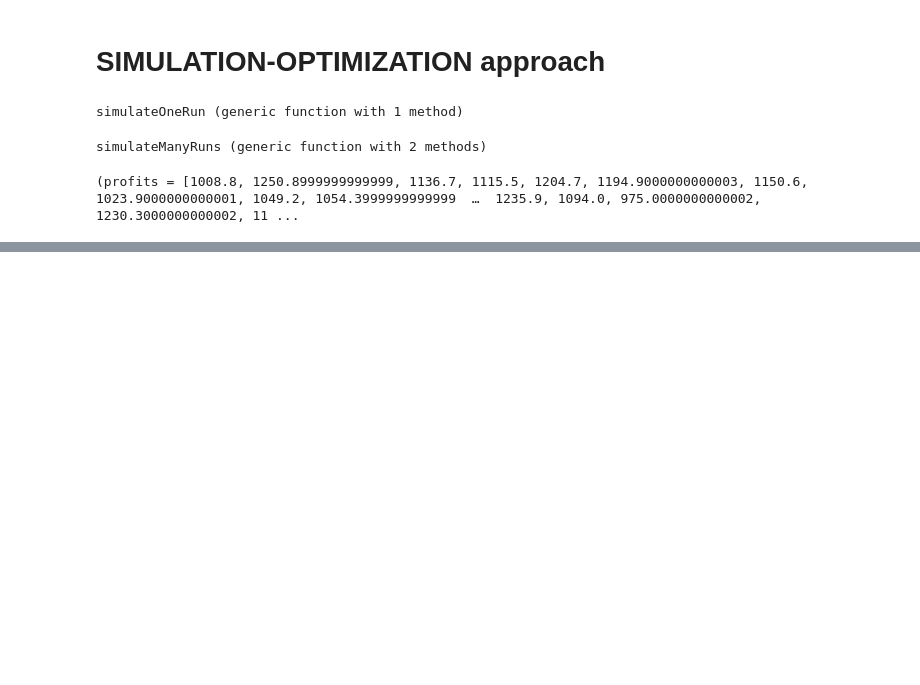
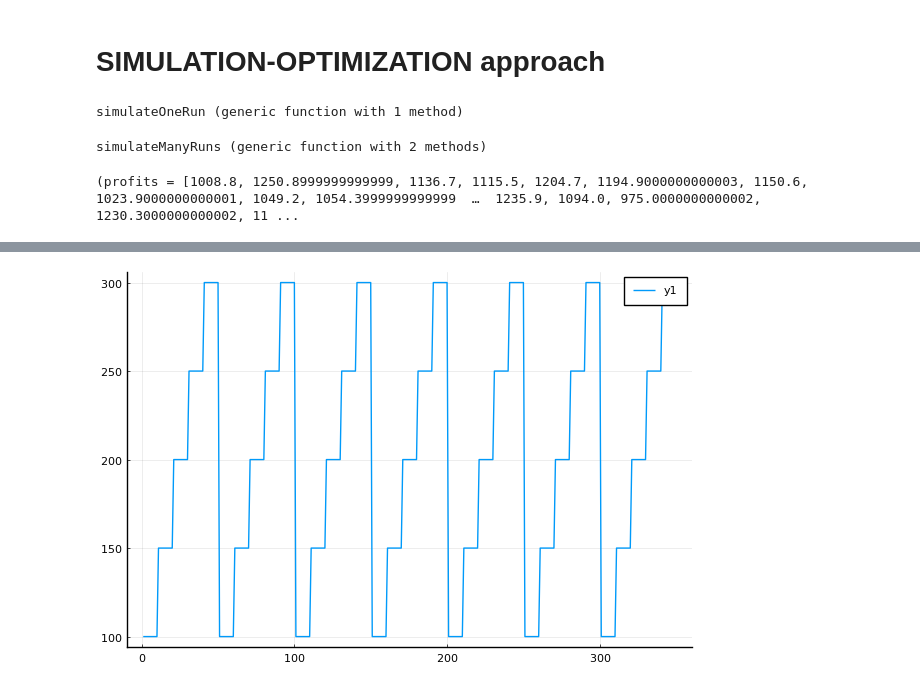
Before and after one commit to agomolka/MASem2InventoryOptimization, a Jupyter notebook: inventory_optimization.ipynb, the cells around one changed output, grey strips where cells are left out. Drawn from its saved outputs; the diff is of its cells as text; code cells hidden in the pictures; blank space fills up the shorter version.

```diff
--- a/inventory_optimization.ipynb
+++ b/inventory_optimization.ipynb
@@ -359,0 +380,4 @@ results = simulateManyRuns(n, m, s_range, S_range; kwargs...)
+# %%
+plot(avg_payoffs.S_values)
+# %% [output]
+[figure, added]
```
Also changed, not shown: parts of 5 cells of this notebook.
